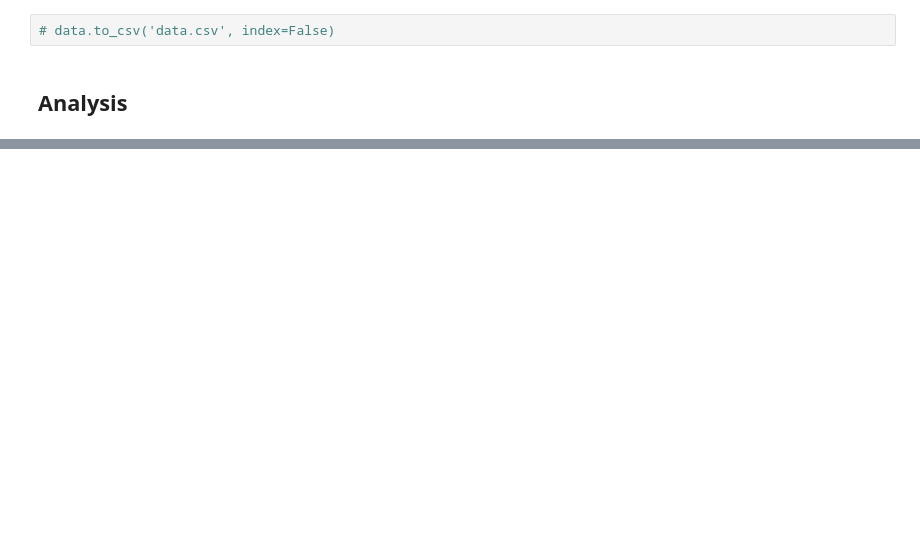
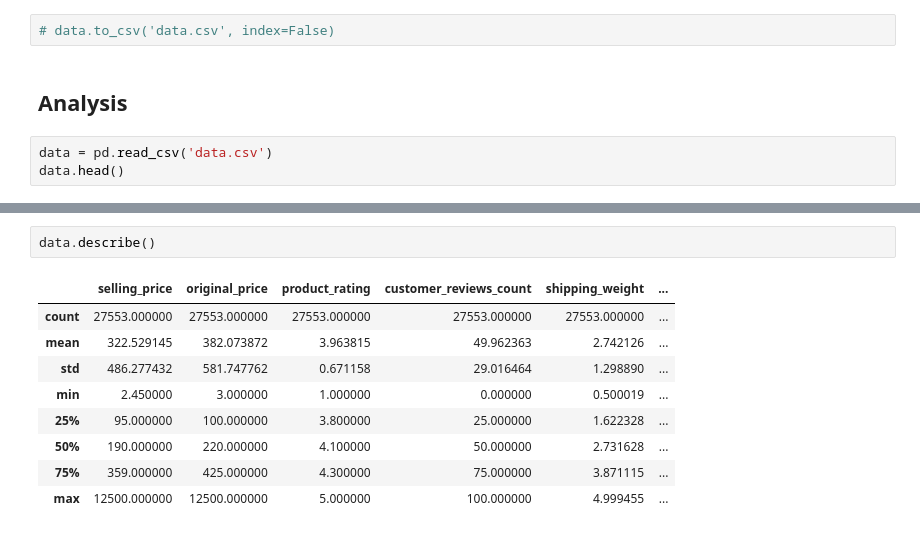
Before and after one commit to viraj19r/market_pulse, a Jupyter notebook: preprocessing.ipynb, the cells around one changed output, grey strips where cells are left out. Drawn from its saved outputs; the diff is of its cells as text; blank space fills up the shorter version.

```diff
--- a/preprocessing.ipynb
+++ b/preprocessing.ipynb
@@ -451,3 +451,6 @@ data.head()
 # data.to_csv('data.csv', index=False)
 # %% [markdown]
 ## Analysis
+# %%
+data = pd.read_csv('data.csv')
+data.head()
@@ -453,0 +464,12 @@ data.head()
+# %%
+data.describe()
+# %% [output]
+|  | selling_price | original_price | product_rating | customer_reviews_count | shipping_weight | ... |
+| count | 27553.000000 | 27553.000000 | 27553.000000 | 27553.000000 | 27553.000000 | ... |
+| mean | 322.529145 | 382.073872 | 3.963815 | 49.962363 | 2.742126 | ... |
+| std | 486.277432 | 581.747762 | 0.671158 | 29.016464 | 1.298890 | ... |
+| min | 2.450000 | 3.000000 | 1.000000 | 0.000000 | 0.500019 | ... |
+| 25% | 95.000000 | 100.000000 | 3.800000 | 25.000000 | 1.622328 | ... |
+| 50% | 190.000000 | 220.000000 | 4.100000 | 50.000000 | 2.731628 | ... |
+| 75% | 359.000000 | 425.000000 | 4.300000 | 75.000000 | 3.871115 | ... |
+| max | 12500.000000 | 12500.000000 | 5.000000 | 100.000000 | 4.999455 | ... |
```
Also changed, not shown: parts of 2 cells of this notebook, 1 other file.
